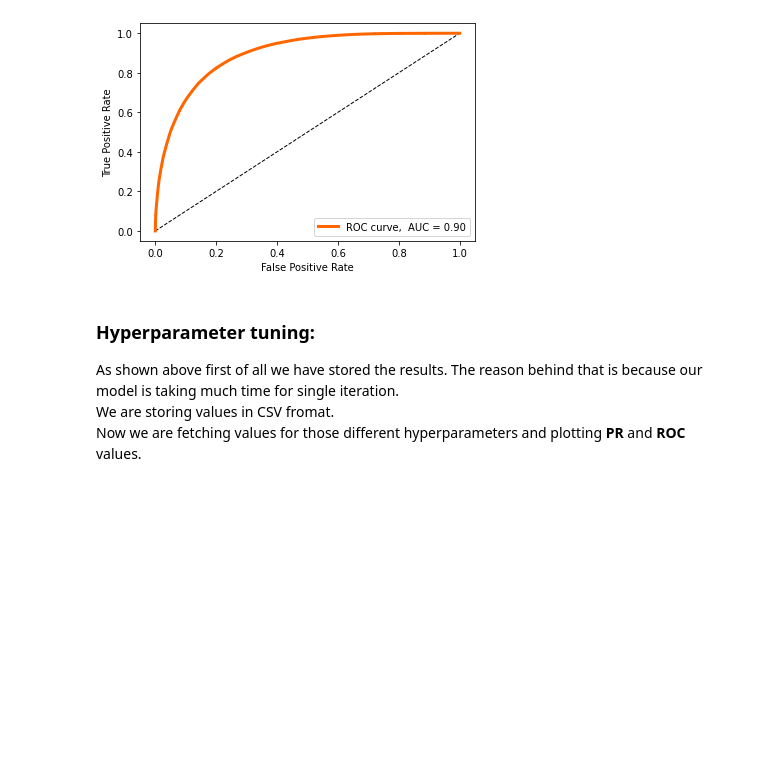
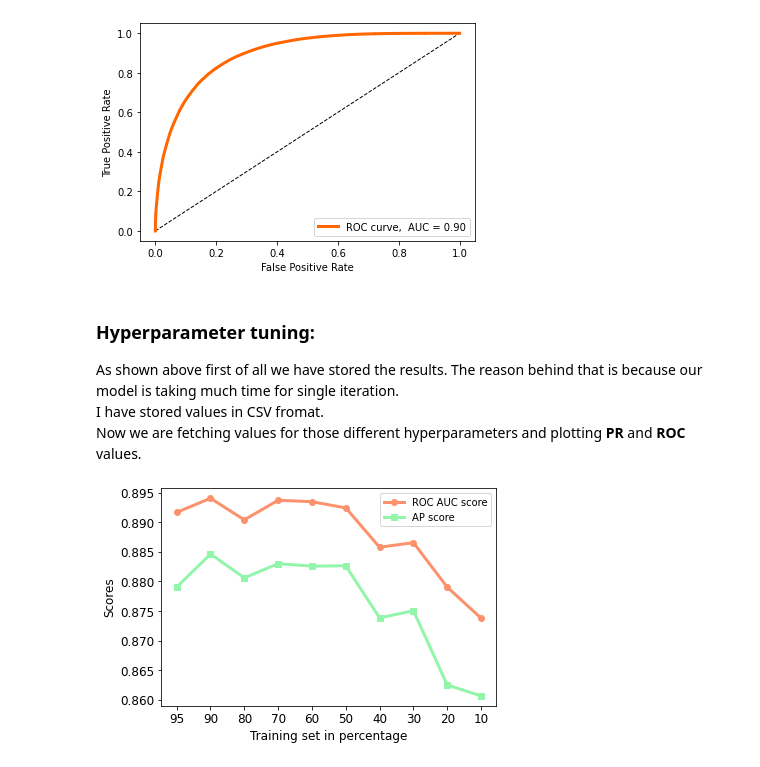
Before and after one commit to vishvapalsinh/Protein-protein-interaction-yeast, a Jupyter notebook: PPI_Yeast.ipynb, the cells around one changed output. Drawn from its saved outputs; the diff is of its cells as text; code cells hidden in the pictures; blank space fills up the shorter version.

```diff
--- a/PPI_Yeast.ipynb
+++ b/PPI_Yeast.ipynb
@@ -542,5 +539,5 @@ pyplot.show()
 <h3> Hyperparameter tuning: </h3>
 As shown above first of all we have stored the results.
 The reason behind that is because our model is taking much time for single iteration.<br>
-We are storing values in CSV fromat. <br>
+I have stored values in CSV fromat. <br>
 Now we are fetching values for those different hyperparameters and plotting <b>PR</b> and <b>ROC</b> values.
@@ -546,0 +546,19 @@ Now we are fetching values for those different hyperparameters and plotting <b>P
+# %%
+# For diffenrent split Rocauc and ap scores
+
+roc_val_score_dif_split = 0.8916676006, 0.8940590986, 0.8904083035, 0.8937135005, 0.8934764525, 0.8924280704, 0.8857791774, 0.8865641424, 0.8790407612, 0.87381985
+ap_score_dif_slit       = 0.8790423214, 0.8846396526, 0.880608032, 0.8830095759, 0.8825938227, 0.882650904, 0.8738578983, 0.8750665332, 0.8625354427, 0.86067389
+usize = ['10','20','30','40','50','60', '70', '80', '90', '95']
+# %%
+usize.reverse()
+pyplot.plot(usize, roc_val_score_dif_split, label='ROC AUC score',marker='o' ,color = '#fc926d',linewidth=3.0)
+pyplot.plot(usize, ap_score_dif_slit, label='AP score',marker='s' ,color = '#92f5aa',linewidth=3.0)
+pyplot.xlabel('Training set in percentage',fontsize=12)
+pyplot.ylabel('Scores',fontsize=12)
+pyplot.xticks(usize)
+pyplot.legend()
+pyplot.rcParams['xtick.labelsize'] = 10
+pyplot.rcParams['ytick.labelsize'] = 10
+pyplot.show()
+# %% [output]
+[figure, added]
```
Also changed, not shown: parts of 15 cells of this notebook.
